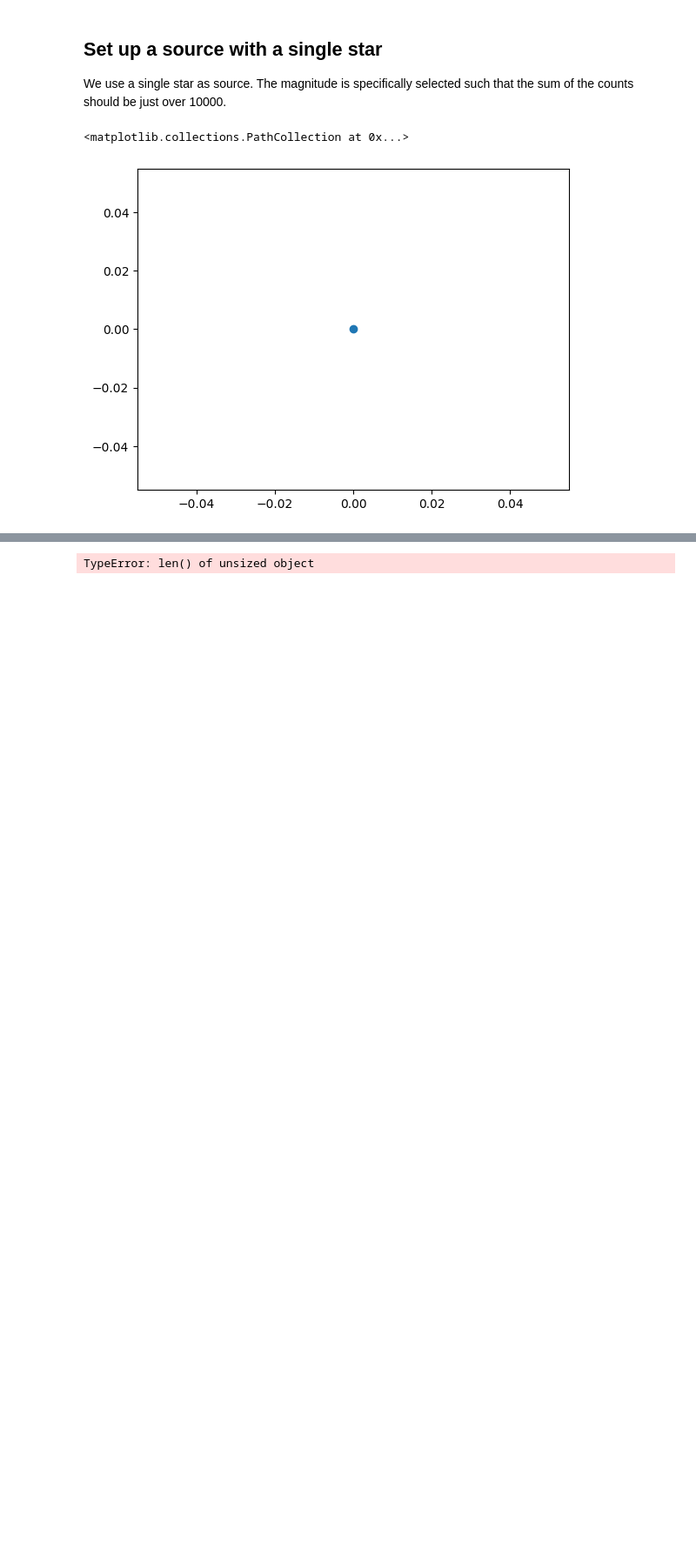
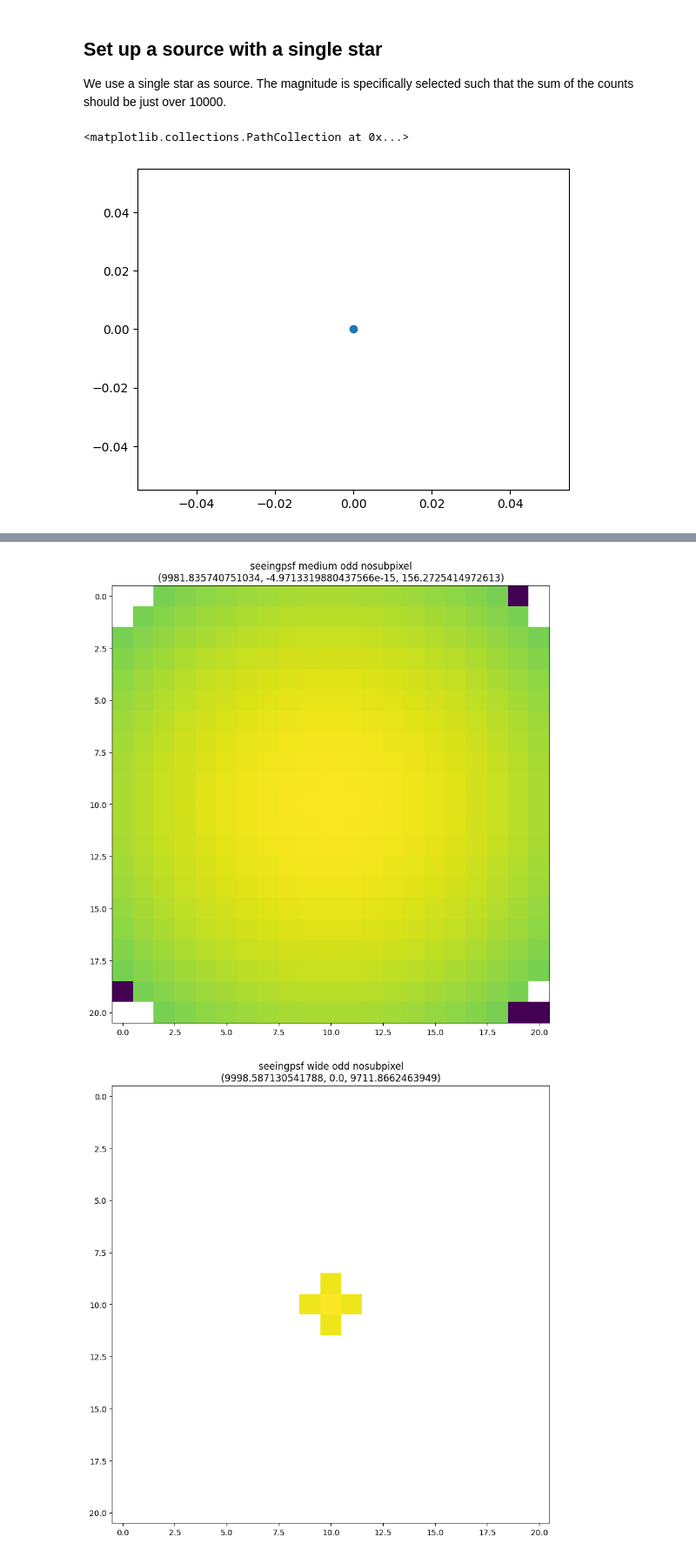
Before and after one commit to AstarVienna/ScopeSim, a Jupyter notebook: docs/source/examples/9_compare_psfs.ipynb, the cells around one changed output, grey strips where cells are left out. Shown at 87% size. Cells and saved outputs as stored; diff of their text form; code cells hidden in the pictures; blank space fills up the shorter version.

```diff
--- a/docs/source/examples/9_compare_psfs.ipynb
+++ b/docs/source/examples/9_compare_psfs.ipynb
@@ -140,7 +163,7 @@ yaml_telescope_nopsf = {
 yaml_telescope_seeingpsf = {
     "object": "telescope",
     "alias": "TEL",
-    "name": "telescopeseeingpsf",
+    "name": "seeingpsf",
     "description": "The telescope",
 
     "properties": {
@@ -230,15 +255,24 @@ observation_dict_with_sub_pixel["!SIM.sub_pixel.flag"] = True
 observation_dicts = [observation_dict_without_sub_pixel, observation_dict_with_sub_pixel]
 # %%
 def simulate_star(
-    yaml_telescope=None,
-    yaml_detector=None,
-    observation_dict=None,
+    yaml_telescope,
+    yaml_instrument,
+    yaml_detector,
+    observation_dict,
 ):
+
+    pixel_scale = yaml_instrument["properties"]["pixel_scale"]
+    plate_scale = yaml_instrument["properties"]["plate_scale"]
+    pixel_size = yaml_detector["properties"]["pixel_size"]
+    # 0.01 * 200.0 / 2.0
+    ratio = pixel_size * plate_scale / pixel_scale
+    assert 0.99 < ratio < 1.01
+
     cmd = sim.UserCommands(
         yamls = [
-            yaml_telescope,
-            yaml_instrument,
-            yaml_detector,
+            copy.deepcopy(yaml_telescope),
+            copy.deepcopy(yaml_instrument),
+            copy.deepcopy(yaml_detector),
         ],
 
         properties=copy.deepcopy(observation_dict),
@@ -249,12 +283,12 @@ def simulate_star(
 
     hdu = hdus[0]
     data = hdu[1].data
-    k = (yaml_telescope["name"], yaml_detector["name"], observation_dict["name"])
+    k = (yaml_telescope["name"], yaml_instrument["name"], yaml_detector["name"], observation_dict["name"])
     stats = (data.sum(), data.min(), data.max())
 
 
     fig, ax1 = plt.subplots(figsize=(10,10))
-    ax1.imshow(hdu[1].data)
+    ax1.imshow(data, norm=LogNorm(vmin=0, vmax=200))
     ax1.set_title(" ".join(k) + "\n" + str(stats))
 
     print(k)
@@ -263,10 +299,12 @@ def simulate_star(
 # %%
-hdus_seeingpsf_odd_nosubpixel = simulate_star(
-    yaml_telescope=yaml_telescope_seeingpsf,
-    yaml_detector=yaml_detector_odd,
-    observation_dict=observation_dict_without_sub_pixel,
-)
-hdus_seeingpsf_odd_nosubpixel[1].header["WAVE0"] = 1.6
-hdus_seeingpsf_odd_nosubpixel[1].header
-hdus_seeingpsf_odd_nosubpixel.writeto("seeingpsfinput.fits", overwrite=True)
+for yaml_instrument in yamls_instrument:
+    hdus = simulate_star(
+        yaml_telescope=yaml_telescope_seeingpsf,
+        yaml_instrument=yaml_instrument,
+        yaml_detector=yaml_detector_odd,
+        observation_dict=observation_dict_without_sub_pixel,
+    )
+    hdus[1].header["WAVE0"] = 1.6
+    hdus[1].header
+    hdus.writeto(yaml_instrument["properties"]["psf_name"], overwrite=True)
 # %% [output]
@@ -290 +317,2 @@ Traceback (most recent call last):
-TypeError: len() of unsized object
+[figure, added]
+[figure, added]
```
Also changed, not shown: parts of 14 cells of this notebook.
